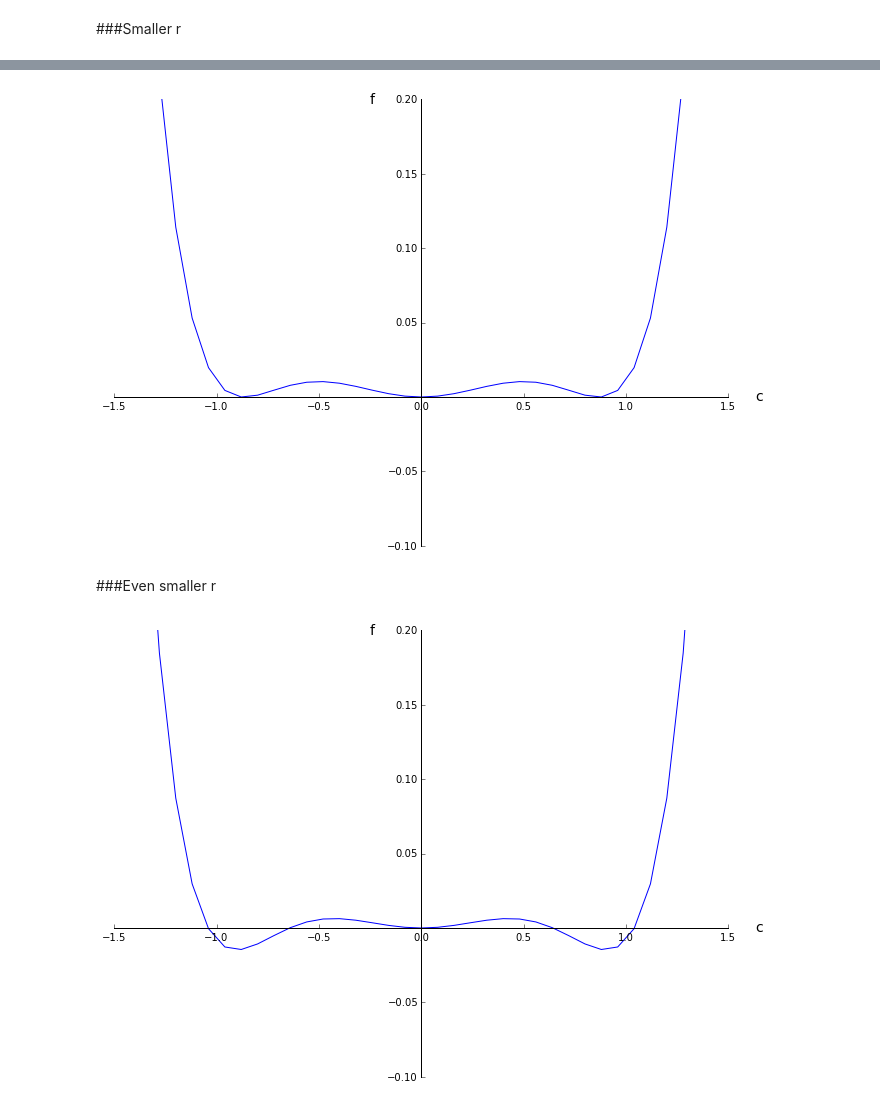
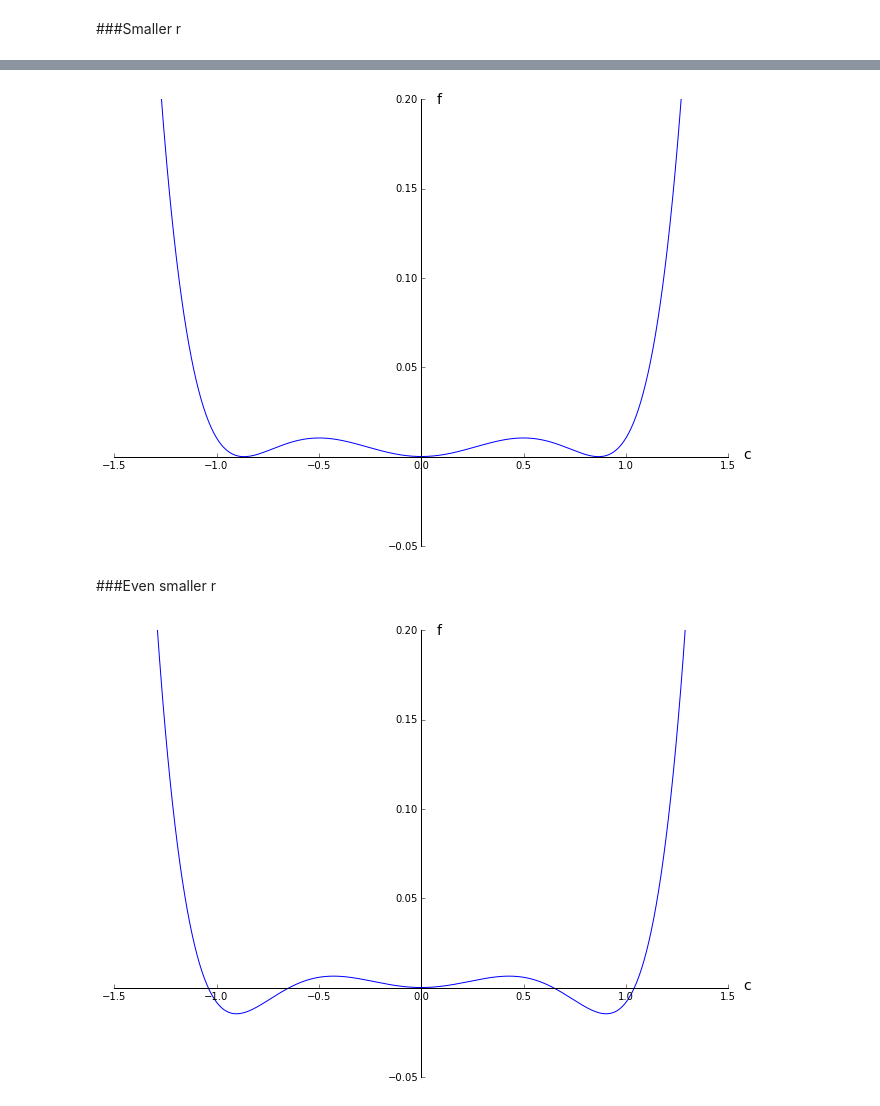
Before and after one commit to brettavedisian/Liquid-Crystals, a Jupyter notebook: SmAtoSmC.ipynb, the cells around one changed output, grey strips where cells are left out. Drawn from its saved outputs; the diff is of its cells as text; code cells hidden in the pictures.

```diff
--- a/SmAtoSmC.ipynb
+++ b/SmAtoSmC.ipynb
@@ -7,4 +5,2 @@ init_printing(use_unicode=True)
-# %%
-r, T, u, v, c = symbols('r T u v c')
 # %% [markdown]
 #u > 0
@@ -27,7 +10,7 @@ f1.diff(c)
 # %%
 n = 2
 # %%
-T = np.linspace(-n,n,51)
+T = np.linspace(-n,n,101)
 # %% [markdown]
 ##f vs c
 
@@ -184,22 +185,22 @@ array([  7.04127067e+00,   5.29726523e+00,   3.91927967e+00,
 # %%
 fig5 = plt.figure(figsize=(11,8))
 ax5 = fig5.gca()
 plt.plot(T, f2_numpy(0.187302, -1, 1, T))
 plt.xlabel('c', fontsize=14)
 plt.ylabel('f', rotation='horizontal',verticalalignment='center',  fontsize=14)
-ax5.yaxis.set_label_coords(0.42,1)
-ax5.xaxis.set_label_coords(1.05,0.35)
+ax5.yaxis.set_label_coords(0.53,1)
+ax5.xaxis.set_label_coords(1.03,0.22)
 ax5.spines['left'].set_position('zero')
 ax5.spines['bottom'].set_position('zero')
 ax5.spines['right'].set_color('none')
 ax5.spines['top'].set_color('none')
 ax5.xaxis.set_ticks_position('bottom')
 ax5.yaxis.set_ticks_position('left')
-plt.ylim(-0.1,0.2), plt.xlim(-1.5,1.5)
+plt.ylim(-0.05,0.2), plt.xlim(-1.5,1.5)
 yticks5 = ax5.yaxis.get_major_ticks()
-yticks5[2].label1.set_visible(False);
+yticks5[1].label1.set_visible(False);
 # %% [output]
-[figure, old version]
+[figure, new version]
 # %% [markdown]
 ###Even smaller r
 # %%
@@ -208,16 +209,16 @@ ax6 = fig6.gca()
 plt.plot(T, f2_numpy(0.15, -1, 1, T))
 plt.xlabel('c', fontsize=14)
 plt.ylabel('f', rotation='horizontal',verticalalignment='center',  fontsize=14)
-ax6.yaxis.set_label_coords(0.42,1)
-ax6.xaxis.set_label_coords(1.05,0.35)
+ax6.yaxis.set_label_coords(0.53,1)
+ax6.xaxis.set_label_coords(1.03,0.22)
 ax6.spines['left'].set_position('zero')
 ax6.spines['bottom'].set_position('zero')
 ax6.spines['right'].set_color('none')
 ax6.spines['top'].set_color('none')
 ax6.xaxis.set_ticks_position('bottom')
 ax6.yaxis.set_ticks_position('left')
-plt.ylim(-0.1,0.2), plt.xlim(-1.5,1.5)
+plt.ylim(-0.05,0.2), plt.xlim(-1.5,1.5)
 yticks6 = ax6.yaxis.get_major_ticks()
-yticks6[2].label1.set_visible(False);
+yticks6[1].label1.set_visible(False);
 # %% [output]
-[figure, old version]
+[figure, new version]
```
Also changed, not shown: parts of 29 cells of this notebook.
